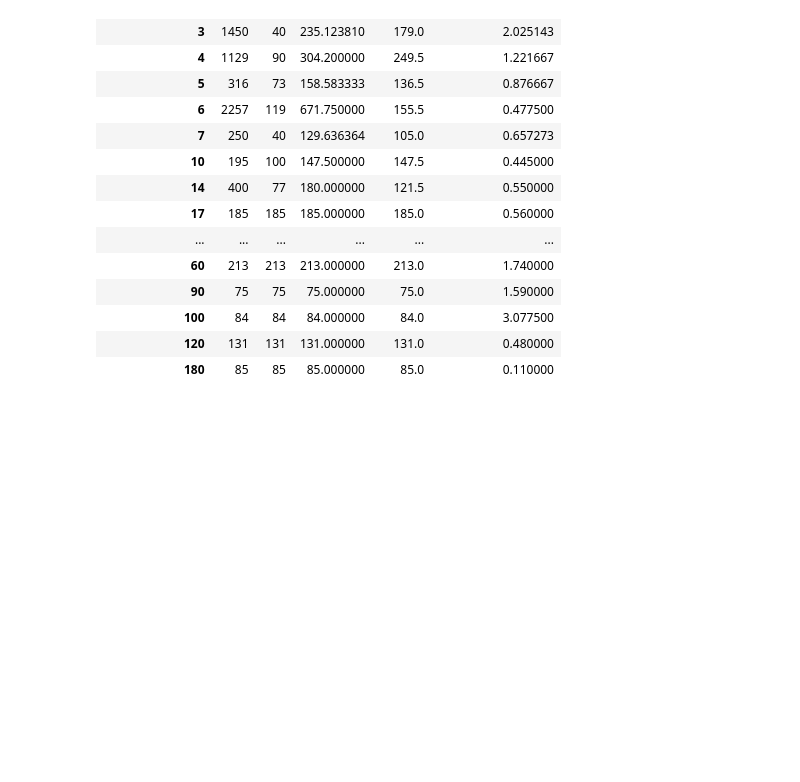
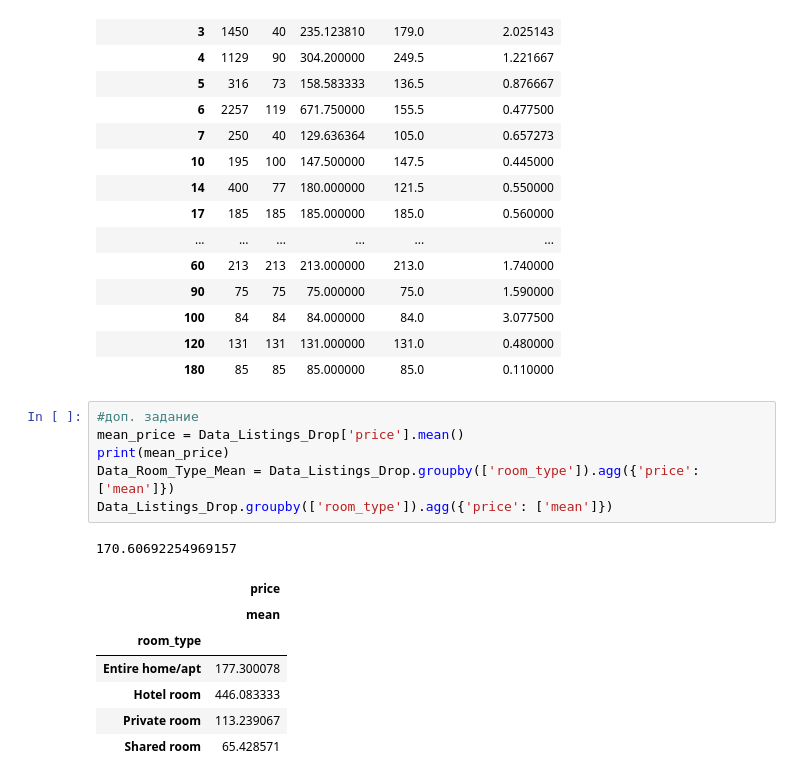
Before and after one commit to ILawrance/PythonLaba4Pandas, a Jupyter notebook: Laba4Pandas.ipynb, the cells around one changed output. Drawn from its saved outputs; the diff is of its cells as text; blank space fills up the shorter version.

```diff
--- a/Laba4Pandas.ipynb
+++ b/Laba4Pandas.ipynb
@@ -178,3 +178,18 @@ Data_Listings_Drop.groupby(['minimum_nights']).agg({'price': ['max','min','mean'
 | 100 | 84 | 84 | 84.000000 | 84.0 | 3.077500 |
 | 120 | 131 | 131 | 131.000000 | 131.0 | 0.480000 |
 | 180 | 85 | 85 | 85.000000 | 85.0 | 0.110000 |
+# %%
+#доп. задание
+mean_price = Data_Listings_Drop['price'].mean()
+print(mean_price)
+Data_Room_Type_Mean = Data_Listings_Drop.groupby(['room_type']).agg({'price': ['mean']})
+Data_Listings_Drop.groupby(['room_type']).agg({'price': ['mean']})
+# %% [output]
+170.60692254969157
+|  | price |
+|  | mean |
+| room_type |  |
+| Entire home/apt | 177.300078 |
+| Hotel room | 446.083333 |
+| Private room | 113.239067 |
+| Shared room | 65.428571 |
```
Also changed, not shown: parts of 1 cell of this notebook.
